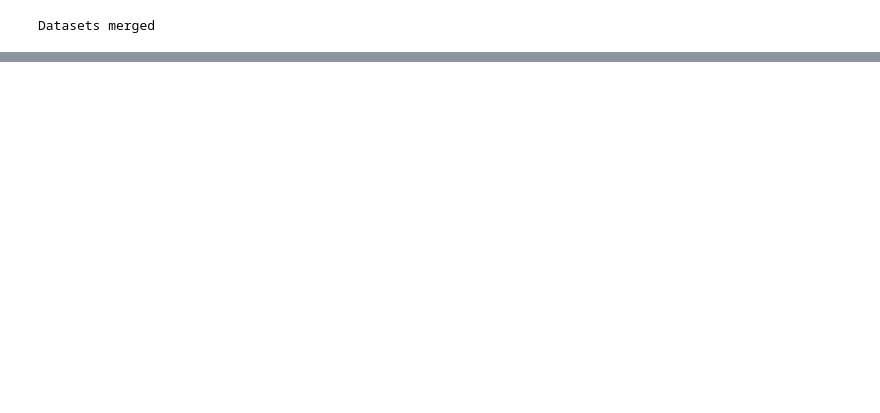
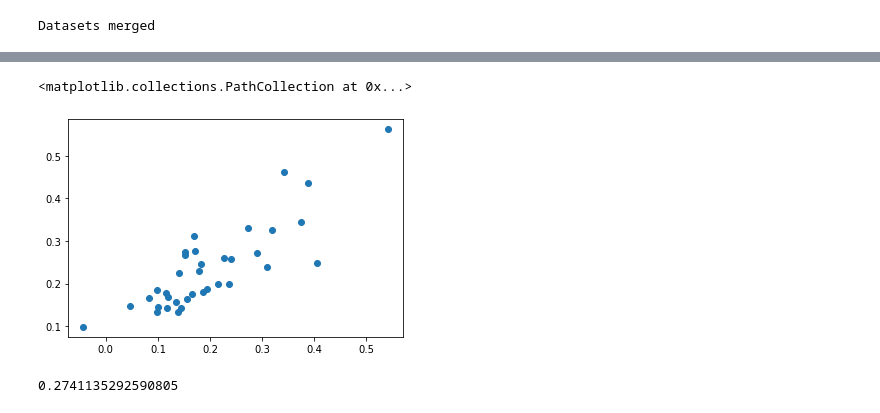
Before and after one commit to ch4413/scs, a Jupyter notebook: notebooks/Basic Model.ipynb, the cells around one changed output, grey strips where cells are left out. Saved outputs shown, nothing was run; the diff lists cells and outputs as text; code cells hidden in the pictures; blank space fills up the shorter version.

```diff
--- a/notebooks/Basic Model.ipynb
+++ b/notebooks/Basic Model.ipynb
@@ -74,4 +73,5 @@ df.head(5)
 #df = df[df['TOTES']<60].reset_index(drop=True)
 # %%
 X,y = md.gen_feat_var(df)
+y= 1-y
 # %%
@@ -110,0 +152,9 @@ STD     0.112804
+# %%
+plt.scatter(predictions_LM,y_test)
+# %% [output]
+<matplotlib.collections.PathCollection at 0x...>
+[figure, added]
+# %%
+Linear_mdl.intercept_
+# %% [output]
+0.2741135292590805
```
Also changed, not shown: parts of 12 cells of this notebook, 1 other file.
